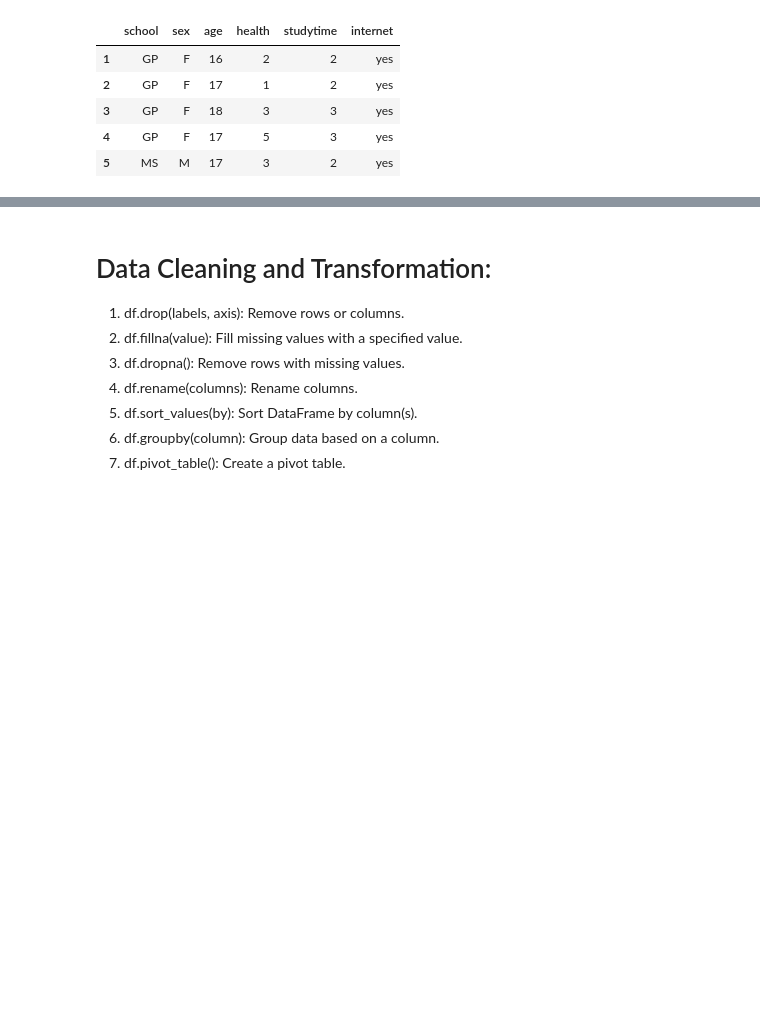
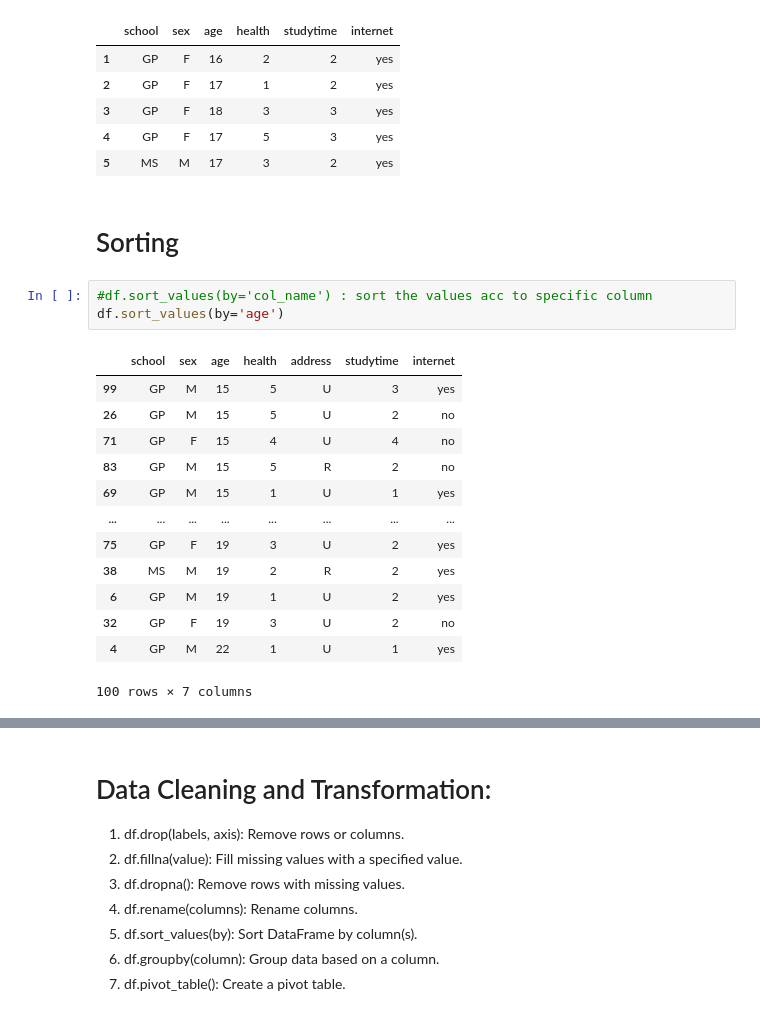
Before and after one commit to Harshraj77/data_science_and_ml_learning, a Jupyter notebook: pandas/zero_to_hero.ipynb, the cells around one changed output, grey strips where cells are left out. Saved outputs shown, nothing was run; the diff lists cells and outputs as text; blank space fills up the shorter version.

Commit message:
added sort_values()

```diff
--- a/pandas/zero_to_hero.ipynb
+++ b/pandas/zero_to_hero.ipynb
@@ -455,3 +449,22 @@ df[df['age'].isin([16,17,18])].head()
 | 3 | GP | F | 18 | 3 | 3 | yes |
 | 4 | GP | F | 17 | 5 | 3 | yes |
 | 5 | MS | M | 17 | 3 | 2 | yes |
+# %% [markdown]
+# Sorting
+# %%
+#df.sort_values(by='col_name') : sort the values acc to specific column
+df.sort_values(by='age')
+# %% [output]
+|  | school | sex | age | health | address | studytime | internet |
+| 99 | GP | M | 15 | 5 | U | 3 | yes |
+| 26 | GP | M | 15 | 5 | U | 2 | no |
+| 71 | GP | F | 15 | 4 | U | 4 | no |
+| 83 | GP | M | 15 | 5 | R | 2 | no |
+| 69 | GP | M | 15 | 1 | U | 1 | yes |
+| ... | ... | ... | ... | ... | ... | ... | ... |
+| 75 | GP | F | 19 | 3 | U | 2 | yes |
+| 38 | MS | M | 19 | 2 | R | 2 | yes |
+| 6 | GP | M | 19 | 1 | U | 2 | yes |
+| 32 | GP | F | 19 | 3 | U | 2 | no |
+| 4 | GP | M | 22 | 1 | U | 1 | yes |
+100 rows × 7 columns
```
Also changed, not shown: parts of 6 cells of this notebook.
